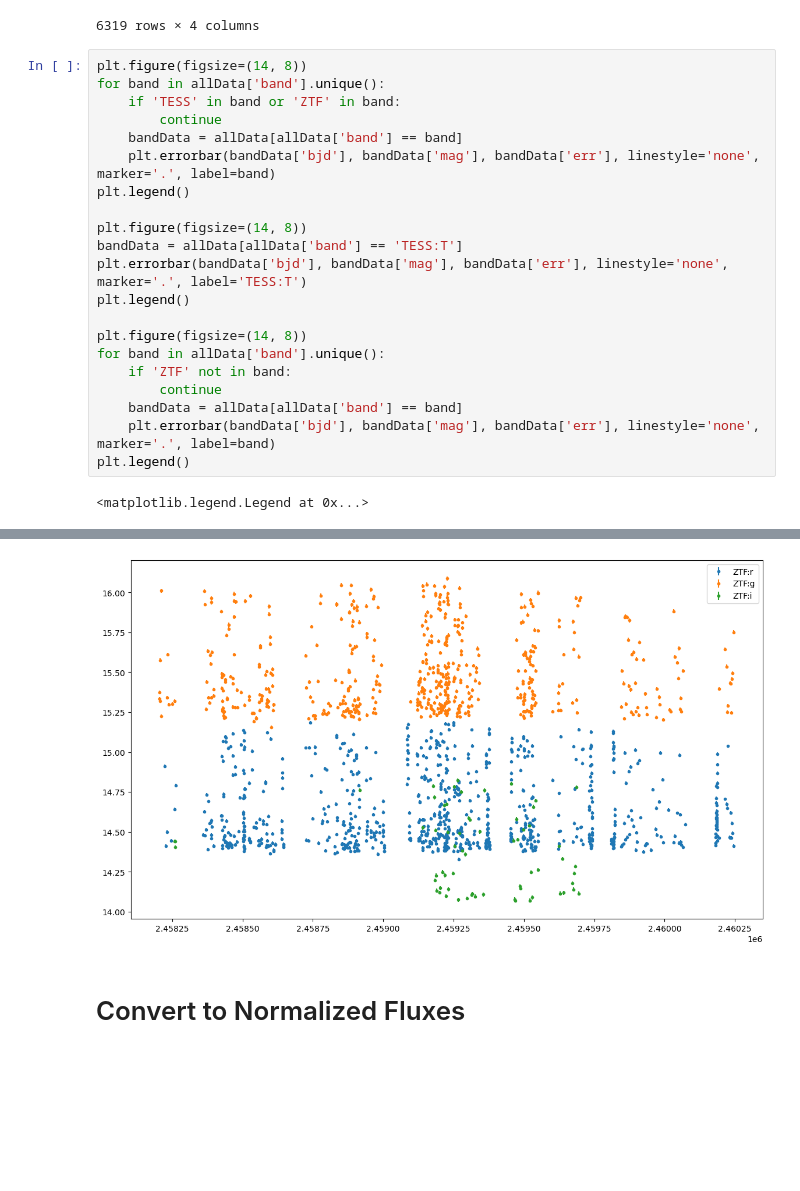
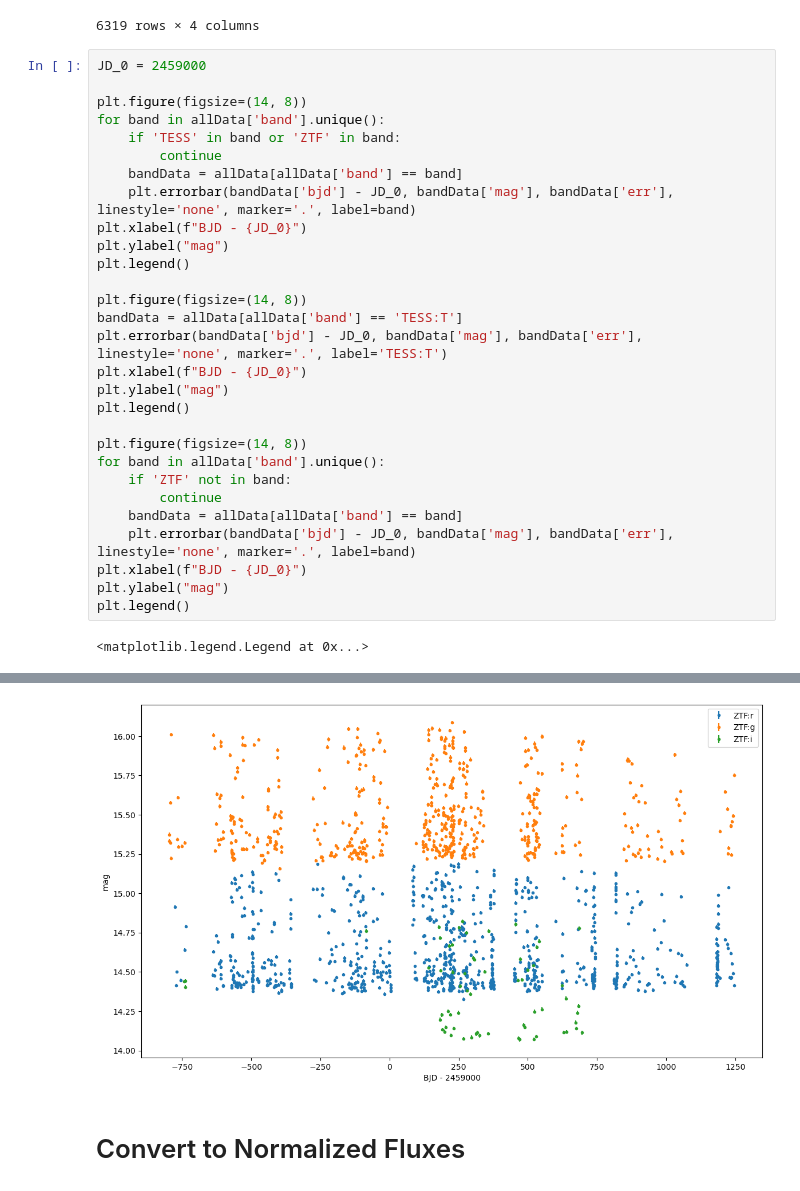
Before and after one commit to KnightIV/PHOEBE-Ensenada-Models, a Jupyter notebook: LINEAR_44914/phoebe-model.ipynb, the cells around one changed output, grey strips where cells are left out. Cells and saved outputs as stored; diff of their text form; blank space fills up the shorter version.

```diff
--- a/LINEAR_44914/phoebe-model.ipynb
+++ b/LINEAR_44914/phoebe-model.ipynb
@@ -251,17 +255,23 @@ allData
 | 63 | 14.113791 | 0.011769 | ZTF:i | 2.459696e+06 |
 6319 rows × 4 columns
 # %%
+JD_0 = 2459000
+
 plt.figure(figsize=(14, 8))
 for band in allData['band'].unique():
 	if 'TESS' in band or 'ZTF' in band:
 		continue
 	bandData = allData[allData['band'] == band]
-	plt.errorbar(bandData['bjd'], bandData['mag'], bandData['err'], linestyle='none', marker='.', label=band)
+	plt.errorbar(bandData['bjd'] - JD_0, bandData['mag'], bandData['err'], linestyle='none', marker='.', label=band)
+plt.xlabel(f"BJD - {JD_0}")
+plt.ylabel("mag")
 plt.legend()
 
 plt.figure(figsize=(14, 8))
 bandData = allData[allData['band'] == 'TESS:T']
-plt.errorbar(bandData['bjd'], bandData['mag'], bandData['err'], linestyle='none', marker='.', label='TESS:T')
+plt.errorbar(bandData['bjd'] - JD_0, bandData['mag'], bandData['err'], linestyle='none', marker='.', label='TESS:T')
+plt.xlabel(f"BJD - {JD_0}")
+plt.ylabel("mag")
 plt.legend()
 
 plt.figure(figsize=(14, 8))
@@ -269,7 +279,9 @@ for band in allData['band'].unique():
 	if 'ZTF' not in band:
 		continue
 	bandData = allData[allData['band'] == band]
-	plt.errorbar(bandData['bjd'], bandData['mag'], bandData['err'], linestyle='none', marker='.', label=band)
+	plt.errorbar(bandData['bjd'] - JD_0, bandData['mag'], bandData['err'], linestyle='none', marker='.', label=band)
+plt.xlabel(f"BJD - {JD_0}")
+plt.ylabel("mag")
 plt.legend()
 # %% [output]
 <matplotlib.legend.Legend at 0x...>
@@ -278,4 +290,4 @@ plt.legend()
-[figure, old version]
+[figure, new version]
 # %% [markdown]
 # Convert to Normalized Fluxes
 # %% [markdown]
```
Also changed, not shown: parts of 19 cells of this notebook.
